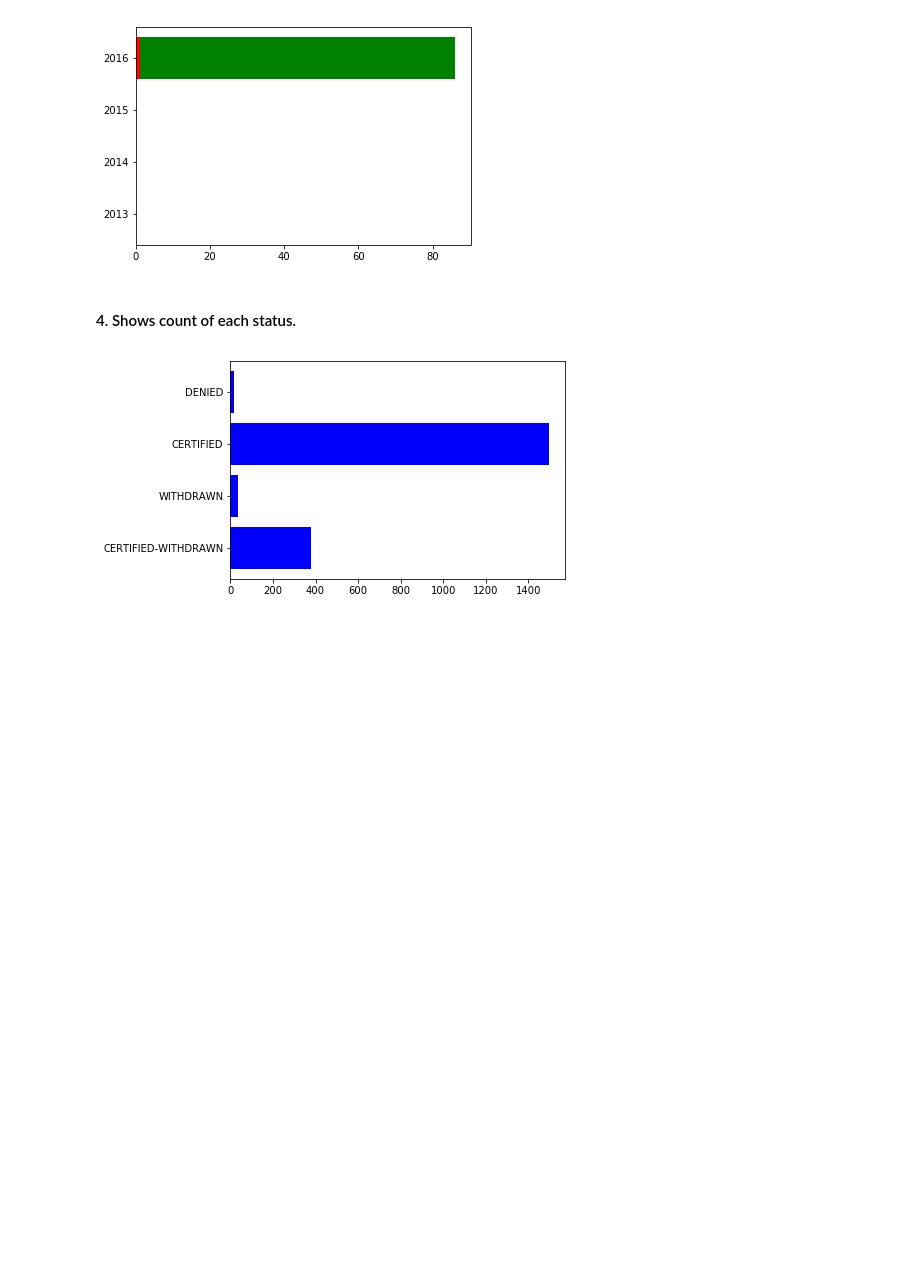
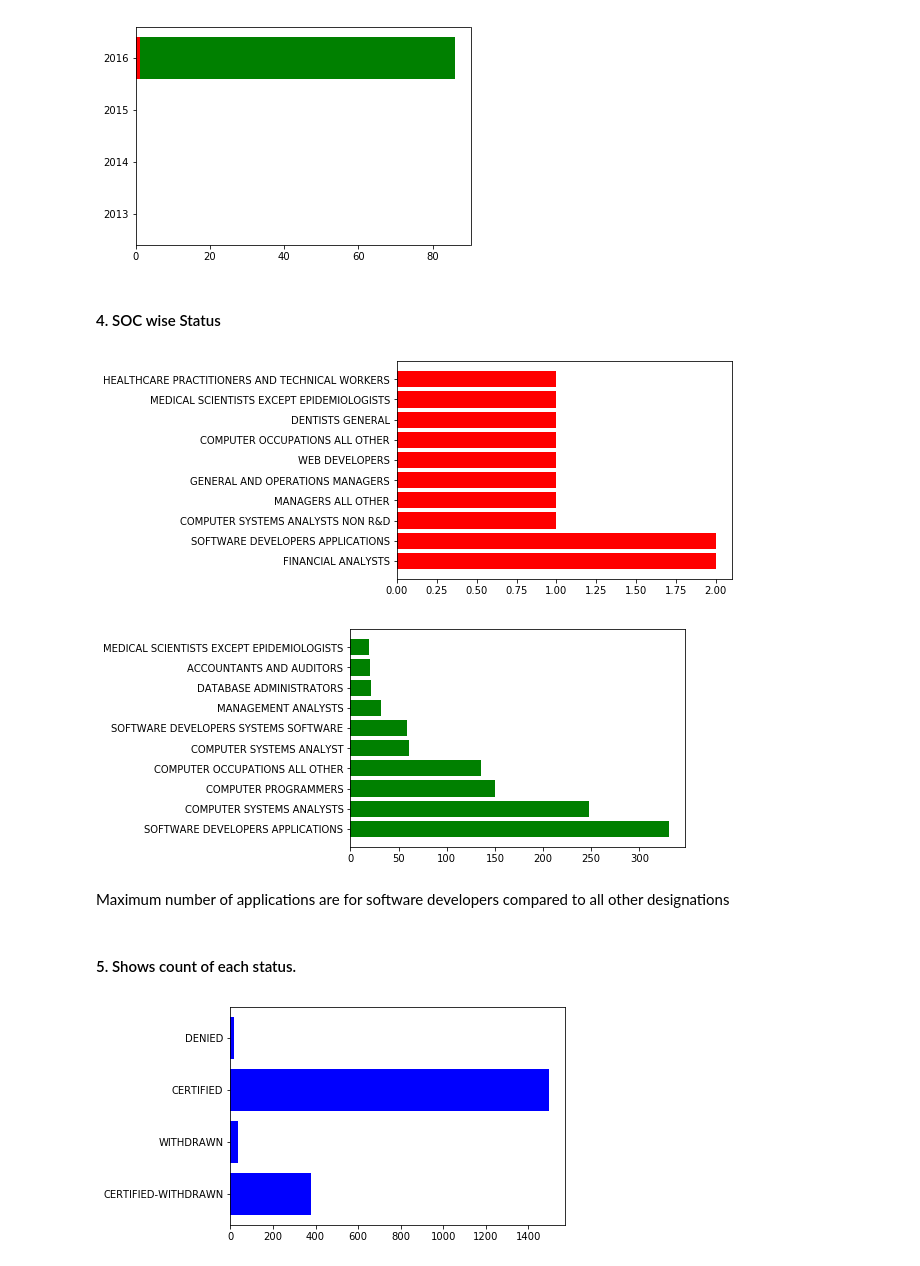
Before and after one commit to anupambhatta/H1BAnalytics, a Jupyter notebook: First_Attempt.ipynb, the cells around one changed output. Cells and saved outputs as stored; diff of their text form; code cells hidden in the pictures; blank space fills up the shorter version.

Commit message:
Completed all changes
1. Added all models
2. Added all visualizations
3. Code clean-up

```diff
--- a/First_Attempt.ipynb
+++ b/First_Attempt.ipynb
@@ -13,7 +39,7 @@ import matplotlib.pyplot as plt
 # %% [markdown]
 #### Create configs
 # %%
-conf = SparkConf().setMaster("local").setAppName("Project_BigData")
+conf = SparkConf().setMaster("local").setAppName("Project_BigData2")
 sc = SparkContext.getOrCreate(conf = conf)
 sqlcon = SQLContext.getOrCreate(sc)
 # %% [markdown]
@@ -258,8 +300,35 @@ barPlot(year_wise_status(h1b_data_frame, "DENIED"), "Red")
 plt.show()
 # %% [output]
 [figure]
+# %% [markdown]
+#### 4. SOC wise Status
+# %%
+def top_10_soc_by_status(h1b_data_frame, status):
+    status_by_soc = h1b_data_frame.where(h1b_data_frame['CASE_STATUS'] == status)
+    #1. Map by SOC
+    #2. Reduce by count
+    #3. Map with count as key, SOC as value this makes the sorting easier as you can sortByKey
+    status_by_soc = status_by_soc.map(lambda x : (x.SOC_NAME, 1)).\
+                    reduceByKey(lambda x,y : x+y).map(lambda x : (x[1],x[0]))
+    status_by_soc_sorted = status_by_soc.sortByKey(ascending=False)
+    status_by_soc_sorted_10 = status_by_soc_sorted.toDF().limit(10)
+    status_by_soc_sorted_10 = status_by_soc_sorted_10.map(lambda x : (x[1],x[0])).toDF()
+    return status_by_soc_sorted_10
+# %%
+#Top 10 soc with status
+barPlot(top_10_soc_by_status(h1b_data_frame, "DENIED"),"RED")
+plt.show()
+
+barPlot(top_10_soc_by_status(h1b_data_frame, "CERTIFIED"),"GREEN")
+plt.show()
+# %% [output]
+[figure, added]
+[figure, added]
+# %% [markdown]
+Maximum number of applications are for software developers compared to all
+other designations
 # %% [markdown]
-#### 4. Shows count of each status.
+#### 5. Shows count of each status.
 # %%
 class_count = h1b_data_frame.map(lambda x : (x.CASE_STATUS, 1)).reduceByKey(lambda x, y : x+y)
 barPlot(class_count)
```
Also changed, not shown: parts of 28 cells of this notebook.
